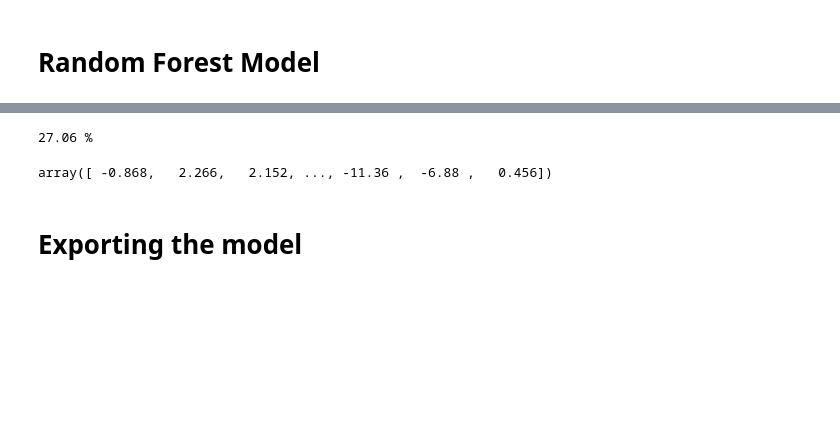
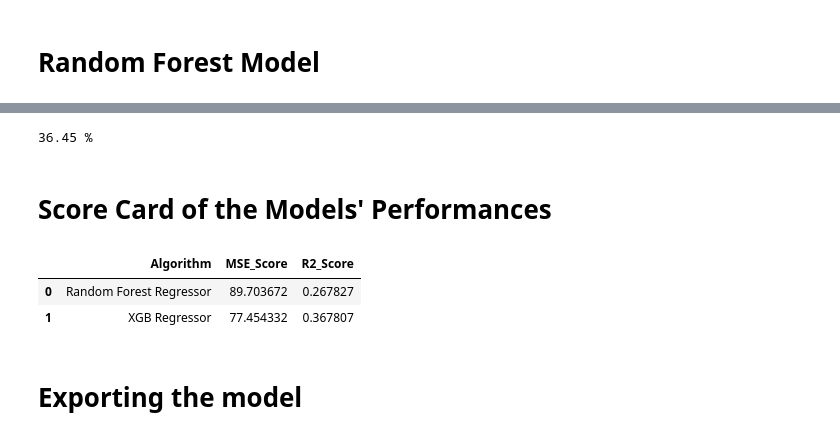
Before and after one commit to SatYu26/AI-Enabled-B2B-Fin-Tech-Management-Dashboard, a Jupyter notebook: HighRadius.ipynb, the cells around one changed output, grey strips where cells are left out. Drawn from its saved outputs; the diff is of its cells as text; code cells hidden in the pictures; blank space fills up the shorter version.

```diff
--- a/HighRadius.ipynb
+++ b/HighRadius.ipynb
@@ -503,5 +507,9 @@ dtype: int64
 # **Random Forest Model**
 # %%
 # Creating the RandomForest model with number of trees = 500 to get better performance.
+Algorithm.append('Random Forest Regressor')
+RF_model = RandomForestRegressor(n_estimators=500)
+# Fit the model with our training data.
+RF_model.fit(Xtrain, ytrain)
 
-RF_model = RandomForestRegressor(n_estimators=500)
+Output = RF_model.predict(x_test)
@@ -520,0 +527,4 @@ print(round(accuracy_train,2),'%')
+# %%
+# Appending the Scores For Visualisation at a Later Part
+MSE_Score.append(mean_squared_error(yval, Output))
+R2_Score.append(r2_score(yval, Output))
@@ -520,0 +533,8 @@ print(round(accuracy_train,2),'%')
+# %%
+# Fitting XGBoost Regressor to the Training Set
+Algorithm.append('XGB Regressor')
+clf = xgb.XGBRegressor()
+clf.fit(Xtrain, ytrain)
+
+# Predicting the Test Set Results
+predicted = clf.predict(Xval)
@@ -521,15 +543,24 @@ print(round(accuracy_train,2),'%')
 # %%
 #Checking the accuracy of our model
 
-accuracy_val = round(RF_model.score(Xval, yval)*100,2)
-print(round(accuracy_val,2),'%')
+accuracy_train1 = round(clf.score(Xtrain, ytrain)*100,2)
+print(round(accuracy_train1,2),'%')
 # %% [output]
-27.06 %
+36.45 %
-# %%
-Output = RF_model.predict(X_test)
-Output
-# %% [output]
-array([ -0.868,   2.266,   2.152, ..., -11.36 ,  -6.88 ,   0.456])
+# %%
+# Appending the Scores For Visualisation at a Later Part
+MSE_Score.append(mean_squared_error(yval, predicted))
+R2_Score.append(r2_score(yval, predicted))
+# %% [markdown]
+# **Score Card of the Models' Performances**
+# %%
+# Just Combining the Lists into a DataFrame for a Better Visualisation
+Comparison = pd.DataFrame(list(zip(Algorithm, MSE_Score, R2_Score)), columns = ['Algorithm', 'MSE_Score', 'R2_Score'])
+Comparison
+# %% [output]
+|  | Algorithm | MSE_Score | R2_Score |
+| 0 | Random Forest Regressor | 89.703672 | 0.267827 |
+| 1 | XGB Regressor | 77.454332 | 0.367807 |
 # %% [markdown]
 # **Exporting the model**
 # %%
```
Also changed, not shown: parts of 9 cells of this notebook, 2 other files.
